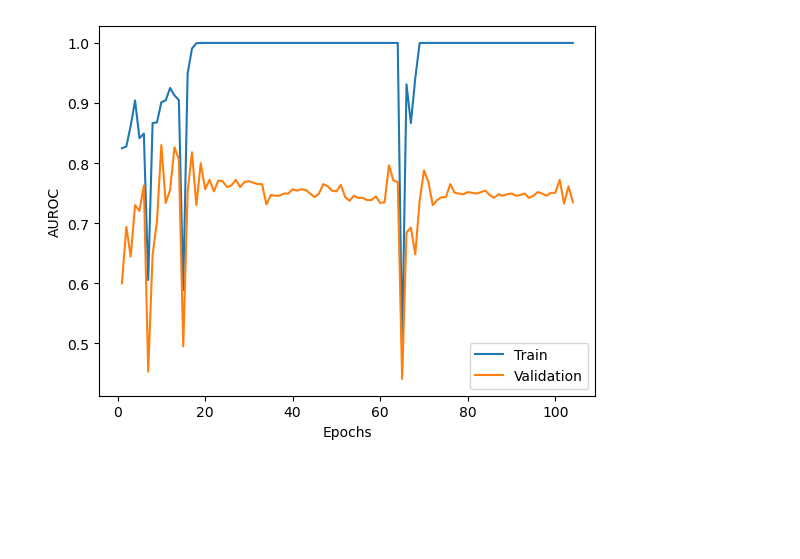
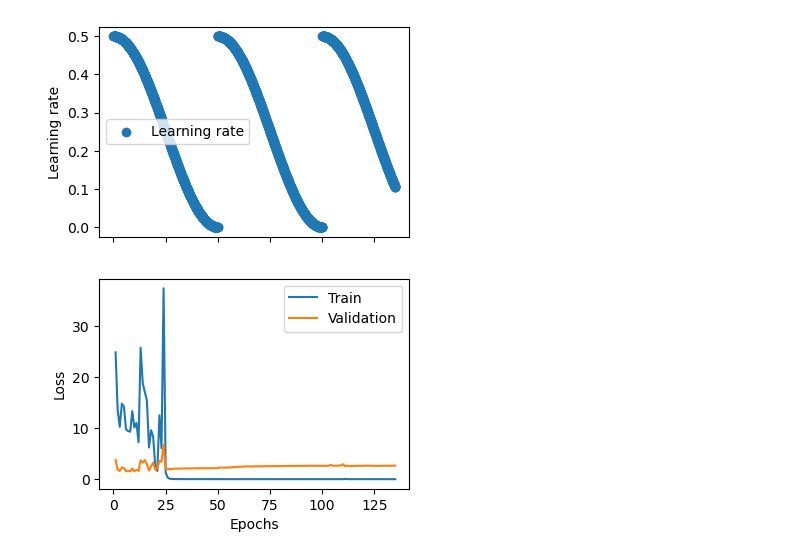
Before and after one commit to tufts-ml/bdl-transfer-learning, a Jupyter notebook: notebooks/notebook.ipynb, the cells around one changed output. Cells and saved outputs as stored; diff of their text form; code cells hidden in the pictures; blank space fills up the shorter version.

```diff
--- a/notebooks/notebook.ipynb
+++ b/notebooks/notebook.ipynb
@@ -87,9 +69,23 @@ plt.show()
-# %%
-plt.plot(df.epoch.to_list(), np.array(df.train_auroc.to_list())[:,0], label='Train')
-plt.plot(df.epoch.to_list(), np.array(df.val_auroc.to_list())[:,0], label='Validation')
-plt.xlabel('Epochs')
-plt.ylabel('AUROC')
-plt.legend()
-plt.show()
-# %% [output]
-[figure, removed]
+# %%
+import matplotlib.pyplot as plt
+lrs = np.array(df.lrs.to_list()).ravel()
+fig, axs = plt.subplots(ncols=1, nrows=2, figsize=(4, 6), sharex=True)
+np.array(axs).flatten()[0]\
+.scatter(np.linspace(0, np.max(df.epoch.to_list()), len(lrs)), lrs, label='Learning rate')
+np.array(axs).flatten()[0]\
+.set_ylabel('Learning rate')
+np.array(axs).flatten()[0]\
+.legend()
+np.array(axs).flatten()[1]\
+.plot(df.epoch.to_list(), df.train_loss.to_list(), label='Train')
+np.array(axs).flatten()[1]\
+.plot(df.epoch.to_list(), df.val_loss.to_list(), label='Validation')
+np.array(axs).flatten()[1]\
+.set_ylabel('Loss')
+np.array(axs).flatten()[1]\
+.legend()
+np.array(axs).flatten()[-1]\
+.set_xlabel('Epochs')
+plt.show()
+# %% [output]
+[figure, added]
```
Also changed, not shown: parts of 7 cells of this notebook, 5 other files.
